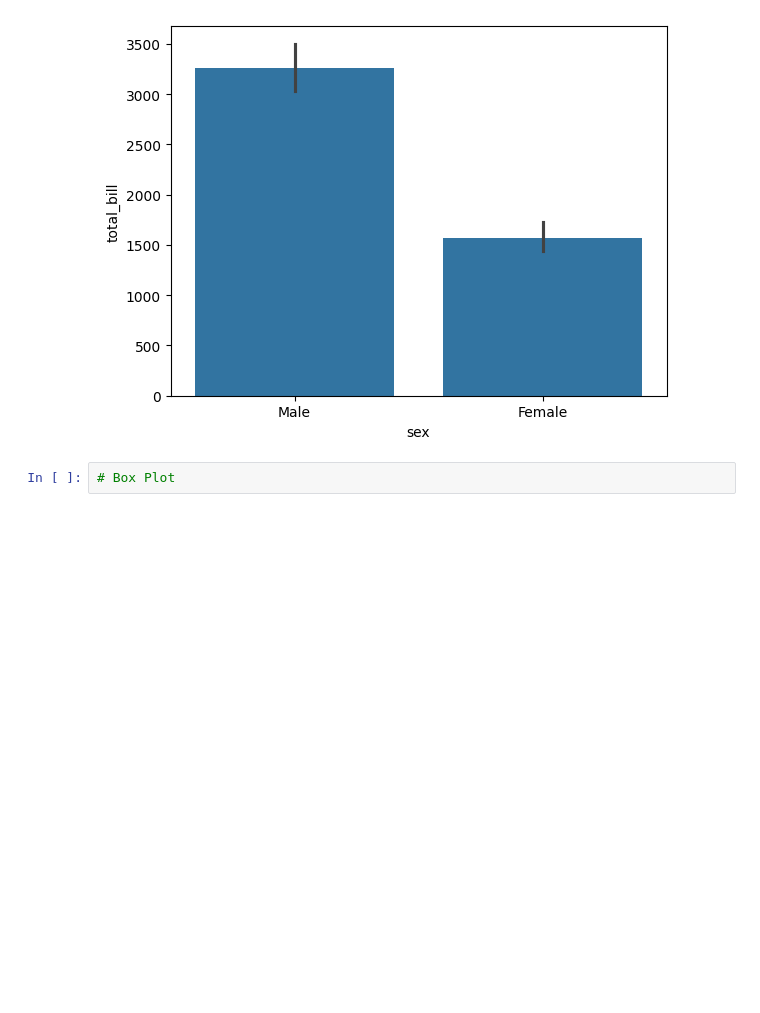
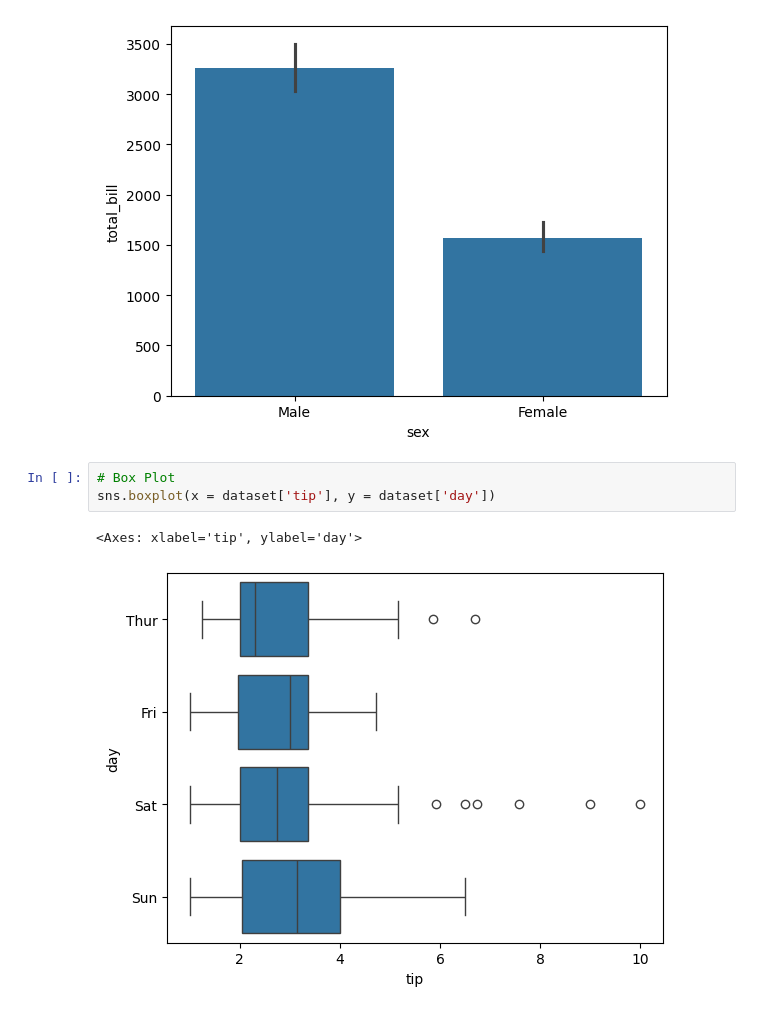
Before and after one commit to AtharvAwle/Data-Visualization-AIMLDS, a Jupyter notebook: CategoricalPlot.ipynb, the cells around one changed output. Cells and saved outputs as stored; diff of their text form; blank space fills up the shorter version.

Commit message:
seaborn box plot

```diff
--- a/CategoricalPlot.ipynb
+++ b/CategoricalPlot.ipynb
@@ -62,3 +62,7 @@ sns.barplot(x = dataset['sex'] , y = dataset['total_bill'] , estimator= np.sum)
 [figure]
 # %%
 # Box Plot
+sns.boxplot(x = dataset['tip'], y = dataset['day'])
+# %% [output]
+<Axes: xlabel='tip', ylabel='day'>
+[figure, added]
```
